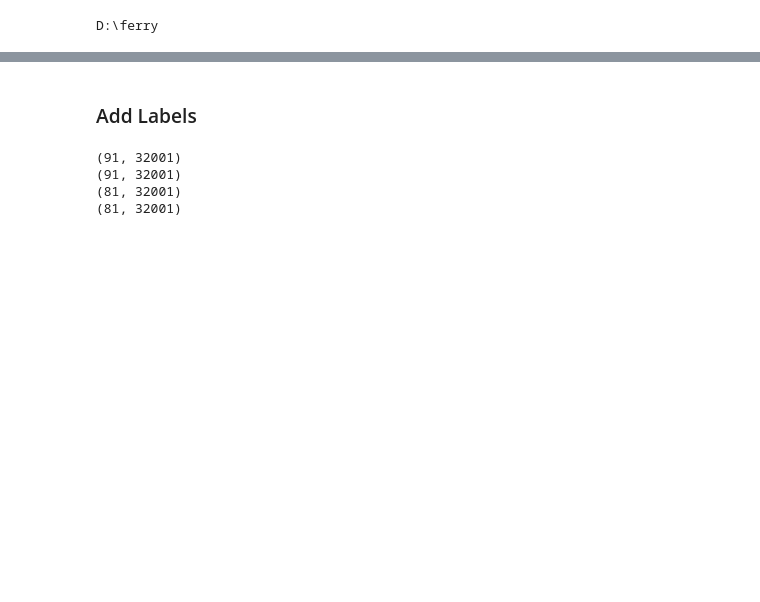
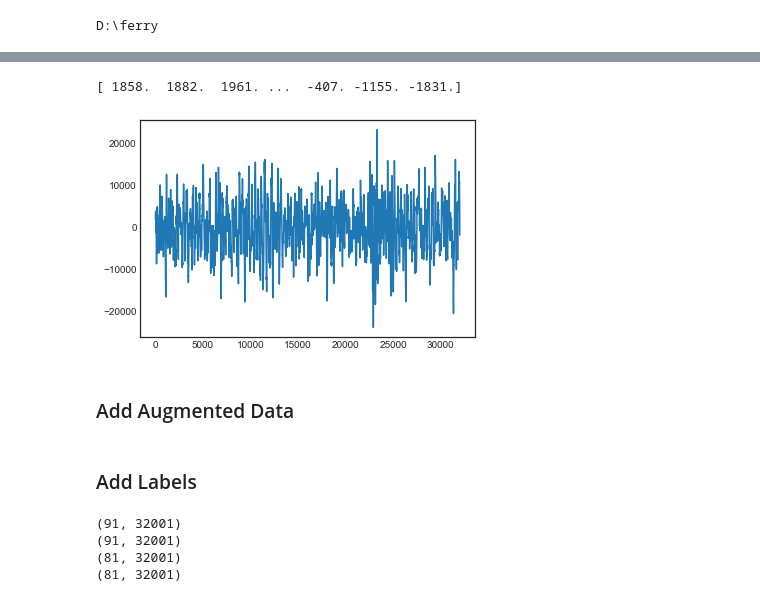
Before and after one commit to SingingData/Industrial-Audio-Classification, a Jupyter notebook: Notebooks/Audio-Classifiers/Ferry-Classification-CREPE-only.ipynb, the cells around one changed output, grey strips where cells are left out. Saved outputs shown, nothing was run; the diff lists cells and outputs as text; code cells hidden in the pictures; blank space fills up the shorter version.

```diff
--- a/Notebooks/Audio-Classifiers/Audio-Classifier-Multi-Input-Crepe-ContstantQ.ipynb
+++ b/Notebooks/Audio-Classifiers/Ferry-Classification-CREPE-only.ipynb
@@ -103,0 +122,11 @@ plt.tight_layout()
+# %%
+signal = new_1_second_tacoma_train[40,:]
+time = 32000
+print(signal)
+plt.plot(signal)
+plt.show()
+# %% [output]
+[ 1858.  1882.  1961. ...  -407. -1155. -1831.]
+[figure, added]
+# %% [markdown]
+### Add Augmented Data
```
Also changed, not shown: parts of 59 cells of this notebook, 9 other files.
